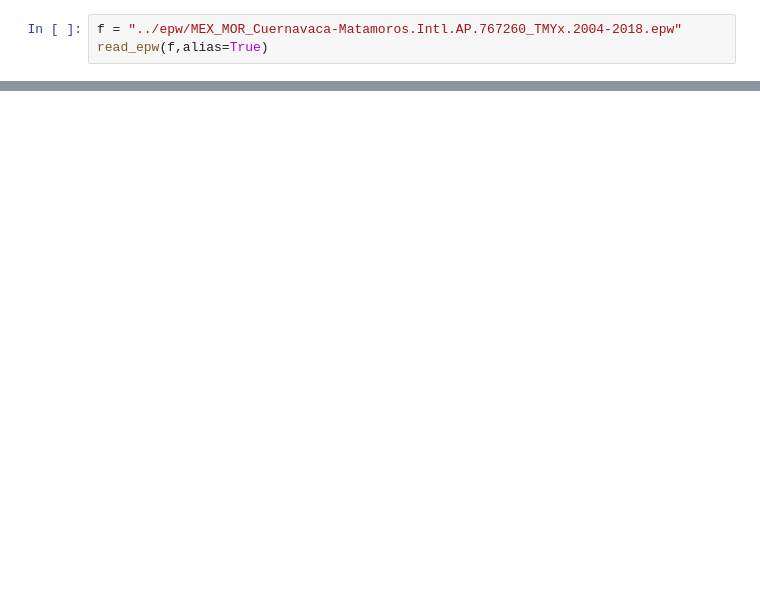
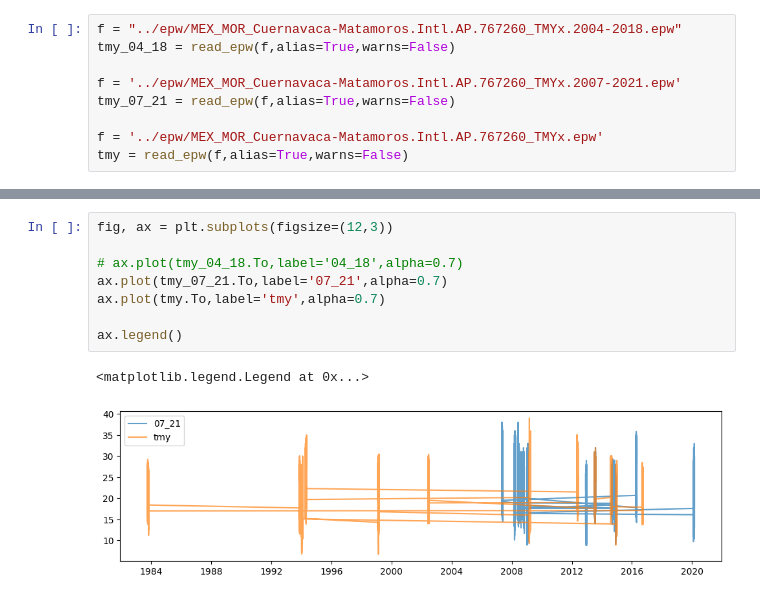
Before and after one commit to AltamarMx/epw_era5, a Jupyter notebook: notebooks/001_selecciona_epw.ipynb, the cells around one changed output, grey strips where cells are left out. Cells and saved outputs as stored; diff of their text form; blank space fills up the shorter version.

Commit message:
visualizando epw

```diff
--- a/notebooks/001_selecciona_epw.ipynb
+++ b/notebooks/001_selecciona_epw.ipynb
@@ -5,3 +6,9 @@ import pandas as pd
 # %%
 f = "../epw/MEX_MOR_Cuernavaca-Matamoros.Intl.AP.767260_TMYx.2004-2018.epw"
-read_epw(f,alias=True)
+tmy_04_18 = read_epw(f,alias=True,warns=False)
+
+f = '../epw/MEX_MOR_Cuernavaca-Matamoros.Intl.AP.767260_TMYx.2007-2021.epw'
+tmy_07_21 = read_epw(f,alias=True,warns=False)
+
+f = '../epw/MEX_MOR_Cuernavaca-Matamoros.Intl.AP.767260_TMYx.epw'
+tmy = read_epw(f,alias=True,warns=False)
@@ -22,0 +15,11 @@ read_epw(f,alias=True)
+# %%
+fig, ax = plt.subplots(figsize=(12,3))
+
+# ax.plot(tmy_04_18.To,label='04_18',alpha=0.7)
+ax.plot(tmy_07_21.To,label='07_21',alpha=0.7)
+ax.plot(tmy.To,label='tmy',alpha=0.7)
+
+ax.legend()
+# %% [output]
+<matplotlib.legend.Legend at 0x...>
+[figure, added]
```
Also changed, not shown: parts of 7 cells of this notebook, 3 other files.
